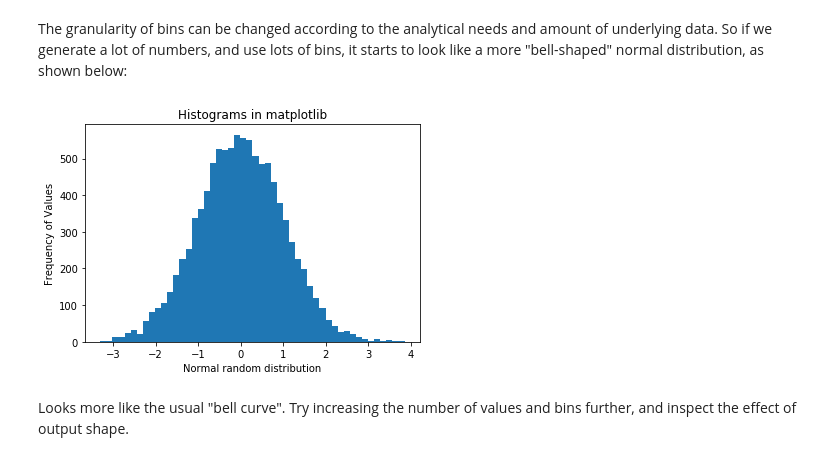
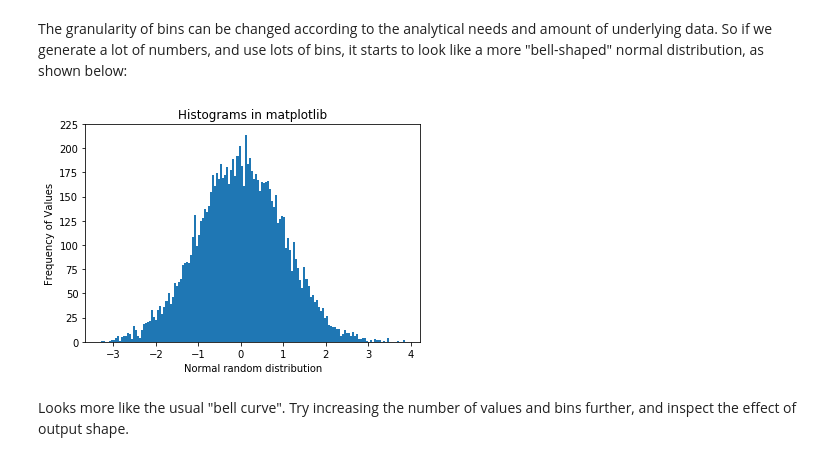
Before and after one commit to robolax/dsc-0-01-21-visualizing-data-online-ds-sp-000, a Jupyter notebook: index.ipynb, the cells around one changed output. Cells and saved outputs as stored; diff of their text form; code cells hidden in the pictures.

```diff
--- a/index.ipynb
+++ b/index.ipynb
@@ -162,19 +162,19 @@ The granularity of bins can be changed according to the analytical needs and amo
 # %%
 # Set seed for reproducability
 np.random.seed(100)
 
 # Generate 100 values from 0 mean normal distribution
 x = np.random.randn(10000)
 
 #Plot the distogram with hist() function
-plt.hist(x, bins = 50)
+plt.hist(x, bins = 150)
 
 plt.xlabel('Normal random distribution')
 plt.ylabel('Frequency of Values')
 plt.title('Histograms in matplotlib')
 plt.show()
 # %% [output]
-[figure, old version]
+[figure, new version]
 # %% [markdown]
 Looks more like the usual "bell curve". Try increasing the number of values and bins further, and inspect the effect of output shape.
 # %% [markdown]
```
